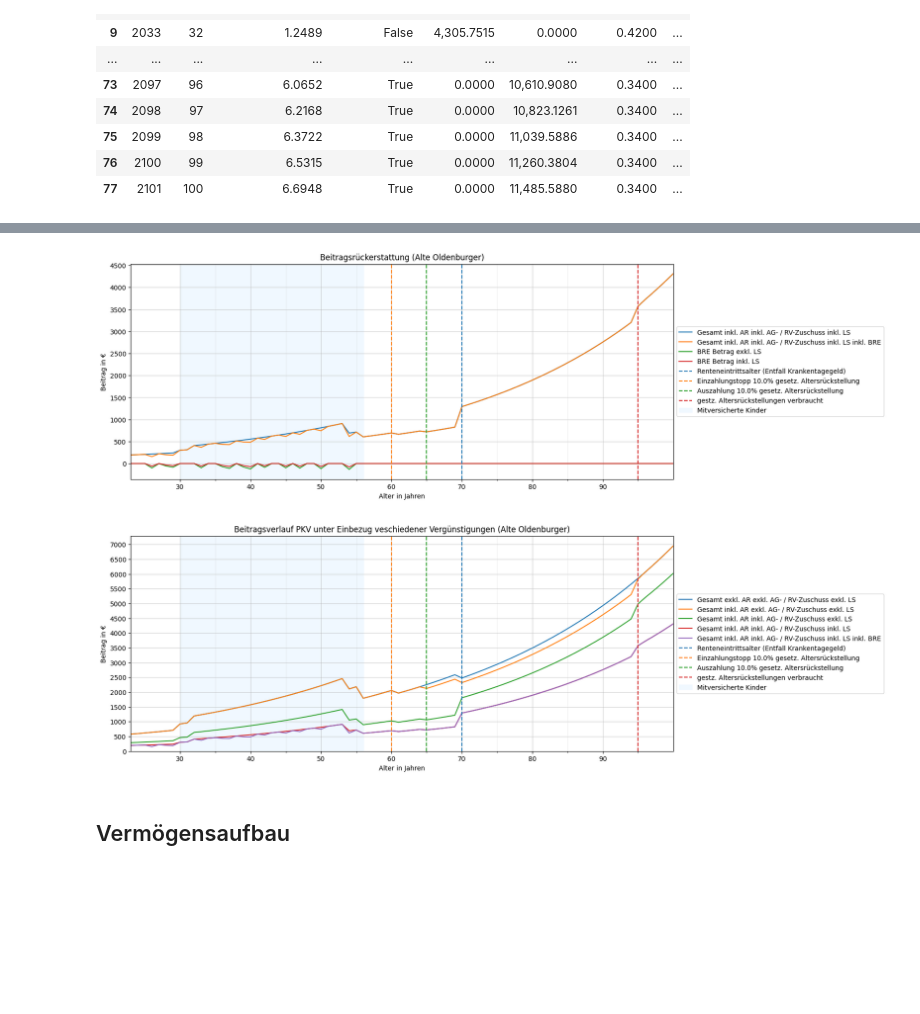
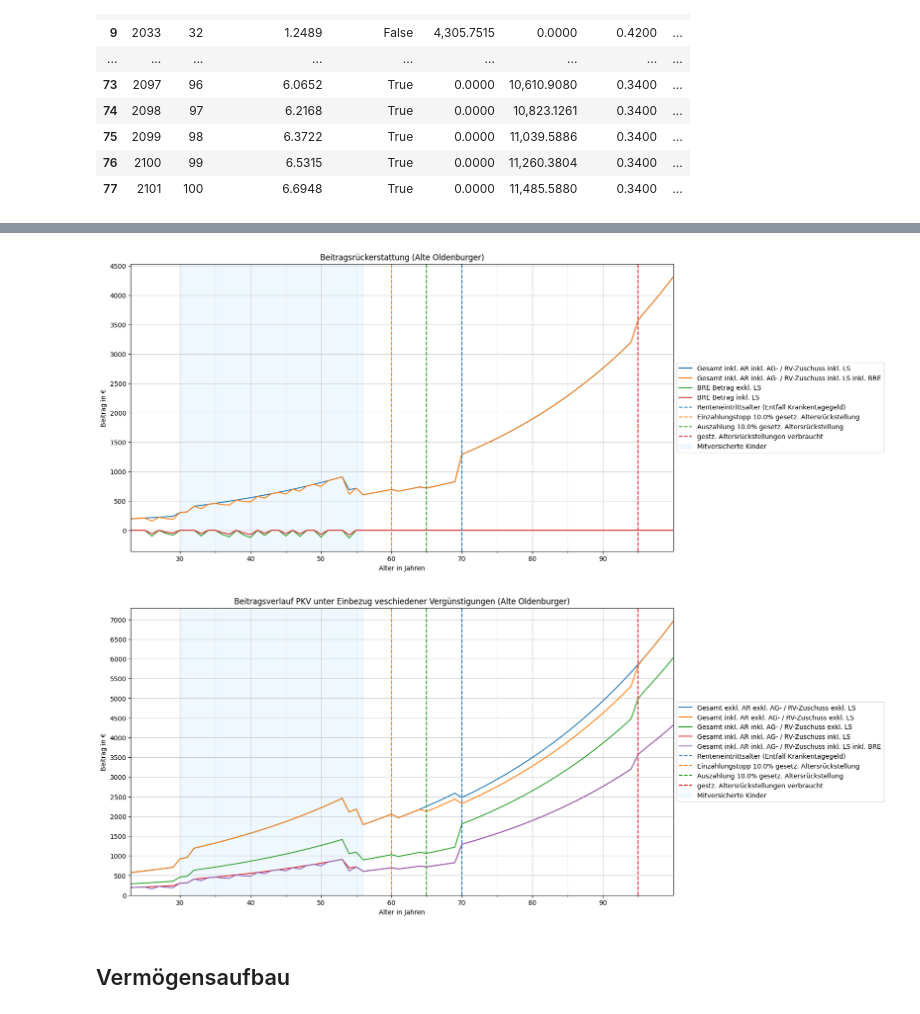
Before and after one commit to maxileith/pkv-kosten, a Jupyter notebook: notebook.ipynb, the cells around one changed output, grey strips where cells are left out. Cells and saved outputs as stored; diff of their text form; code cells hidden in the pictures; blank space fills up the shorter version.

```diff
--- a/notebook.ipynb
+++ b/notebook.ipynb
@@ -665,42 +665,42 @@ plt.show()
 # %%
 f, ax = plt.subplots(1)
-f.set_size_inches((15, 6))
+f.set_size_inches((15, 8))
 
 plt.plot(df['Alter'], df['PKV: Beitrag Gesamt inkl. Zuschüsse inkl. LS inkl. AR'], label='Gesamt inkl. AR inkl. AG- / RV-Zuschuss inkl. LS')
 plt.plot(df['Alter'], df['PKV: Beitrag Gesamt inkl. Zuschüsse inkl. LS inkl. AR inkl. BRE'], label='Gesamt inkl. AR inkl. AG- / RV-Zuschuss inkl. LS inkl. BRE')
 plt.plot(df['Alter'], df['PKV: BRE Betrag exkl. LS'], label='BRE Betrag exkl. LS')
 plt.plot(df['Alter'], df['PKV: BRE Betrag inkl. LS'], label='BRE Betrag inkl. LS')
 
 ax.axvline(x=RENTENEINTRITTSALTER, label="Renteneintrittsalter (Entfall Krankentagegeld)", linestyle='dashed', color='tab:blue')
 ax.axvline(x=PKV_GESETZLICHE_BEITRAGSENTLASTUNG_EINZAHLUNG_BIS, label=f'Einzahlungstopp {PKV_GESETZLICHE_BEITRAGSENTLASTUNG_ANTEIL * 100}% gesetz. Altersrückstellung', linestyle='dashed', color='tab:orange')
 ax.axvline(x=PKV_GESETZLICHE_BEITRAGSENTLASTUNGSPAKET_WIRKSAM_AB, label=f'Auszahlung {PKV_GESETZLICHE_BEITRAGSENTLASTUNG_ANTEIL * 100}% gesetz. Altersrückstellung', linestyle='dashed', color='tab:green')
 if gesetzliche_altersruckstellungen_verbraucht != ENDALTER:
     ax.axvline(x=gesetzliche_altersruckstellungen_verbraucht, label='gestz. Altersrückstellungen verbraucht', linestyle='dashed', color='tab:red')
 
 if alter_wenn_erstes_kind != 1000:
     ax.axvspan(alter_wenn_erstes_kind, alter_wenn_letztes_kind, color='aliceblue', label='Mitversicherte Kinder')
 
 ax.set_xlim(left=EINTRITTSALTER)
 ax.set_xlim(right=ENDALTER)
 
 ax.set_title(f'Beitragsrückerstattung ({PKV_VERSICHERUNG})')
 ax.set_xlabel('Alter in Jahren')
 ax.set_ylabel('Beitrag in €')
 
 ax.set_xticks(major_ticks)
 ax.set_xticks(minor_ticks, minor=True)
 ax.grid(which='minor', alpha=0.2)
 ax.grid(which='major', alpha=0.6)
 
 plt.gca().yaxis.set_major_locator(plt.MultipleLocator(500))
 
 plt.legend(loc='center left', bbox_to_anchor=(1, 0.5))
 plt.show()
 # %% [output]
-[figure, old version]
+[figure, new version]
 # %%
 f, ax = plt.subplots(1)
-f.set_size_inches((15, 6))
+f.set_size_inches((15, 8))
 
 plt.plot(df['Alter'], df['PKV: Beitrag Gesamt exkl. LS'], label='Gesamt exkl. AR exkl. AG- / RV-Zuschuss exkl. LS')
 plt.plot(df['Alter'], df['PKV: Beitrag Gesamt exkl. LS inkl. AR'], label='Gesamt inkl. AR exkl. AG- / RV-Zuschuss exkl. LS')
@@ -735,7 +735,7 @@ plt.gca().yaxis.set_major_locator(plt.MultipleLocator(500))
 plt.legend(loc='center left', bbox_to_anchor=(1, 0.5))
 plt.show()
 # %% [output]
-[figure, old version]
+[figure, new version]
 # %% [markdown]
 ## Vermögensaufbau
 # %%
```
Also changed, not shown: parts of 6 cells of this notebook, 2 other files.
